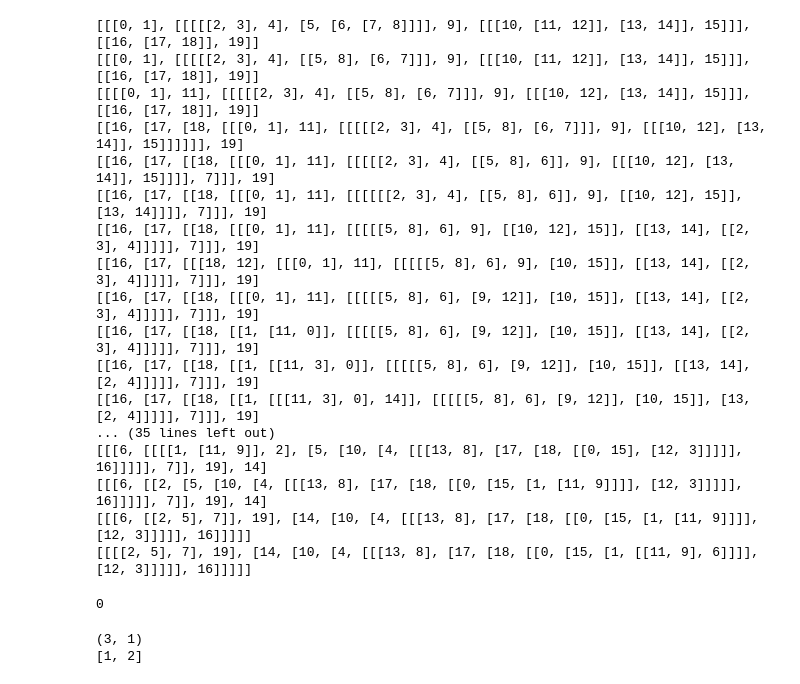
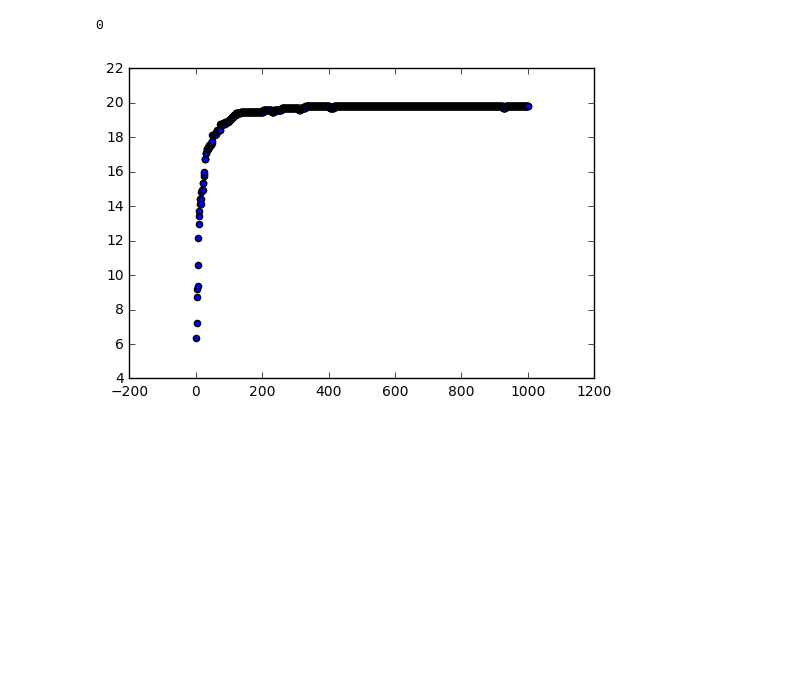
Before and after one commit to alejandro-mc/trees, a Jupyter notebook: Rand_Trees.ipynb, the cells around one changed output. Drawn from its saved outputs; the diff is of its cells as text; code cells hidden in the pictures; blank space fills up the shorter version.

Commit message:
adds scatter plot of distance vs SPR moves and distance histogram

```diff
--- a/Rand_Trees.ipynb
+++ b/Rand_Trees.ipynb
@@ -265,35 +274,43 @@ def __regraft__(tree,targetNode,visited_nodes):
 # %%
-rand_tree = genRandBinTree(range(20))
-print(rand_tree)
-current_tree = rand_tree
-for i in range(50):
-    current_tree = randSPR(current_tree,countNodes(rand_tree))[0]
-    print(current_tree)
+#write SPR sequence to file
+rand_tree = genRandBinTree(range(100))
+total_nodes = countNodes(rand_tree)
+
+with open('sprseq','w') as treefile:
+    treefile.write(toNewickTree(rand_tree) + "\n")
+    current_tree = rand_tree
+    for i in range(1000):
+        current_tree = randSPR(current_tree,total_nodes)[0]
+        treefile.write(toNewickTree(current_tree) + "\n")
-# %% [output]
-[[[0, 1], [[[[[2, 3], 4], [5, [6, [7, 8]]]], 9], [[[10, [11, 12]], [13, 14]], 15]]], [[16, [17, 18]], 19]]
-[[[0, 1], [[[[[2, 3], 4], [[5, 8], [6, 7]]], 9], [[[10, [11, 12]], [13, 14]], 15]]], [[16, [17, 18]], 19]]
-[[[[0, 1], 11], [[[[[2, 3], 4], [[5, 8], [6, 7]]], 9], [[[10, 12], [13, 14]], 15]]], [[16, [17, 18]], 19]]
-[[16, [17, [18, [[[0, 1], 11], [[[[[2, 3], 4], [[5, 8], [6, 7]]], 9], [[[10, 12], [13, 14]], 15]]]]]], 19]
-[[16, [17, [[18, [[[0, 1], 11], [[[[[2, 3], 4], [[5, 8], 6]], 9], [[[10, 12], [13, 14]], 15]]]], 7]]], 19]
-[[16, [17, [[18, [[[0, 1], 11], [[[[[[2, 3], 4], [[5, 8], 6]], 9], [[10, 12], 15]], [13, 14]]]], 7]]], 19]
-[[16, [17, [[18, [[[0, 1], 11], [[[[[5, 8], 6], 9], [[10, 12], 15]], [[13, 14], [[2, 3], 4]]]]], 7]]], 19]
-[[16, [17, [[[18, 12], [[[0, 1], 11], [[[[[5, 8], 6], 9], [10, 15]], [[13, 14], [[2, 3], 4]]]]], 7]]], 19]
-[[16, [17, [[18, [[[0, 1], 11], [[[[[5, 8], 6], [9, 12]], [10, 15]], [[13, 14], [[2, 3], 4]]]]], 7]]], 19]
-[[16, [17, [[18, [[1, [11, 0]], [[[[[5, 8], 6], [9, 12]], [10, 15]], [[13, 14], [[2, 3], 4]]]]], 7]]], 19]
-[[16, [17, [[18, [[1, [[11, 3], 0]], [[[[[5, 8], 6], [9, 12]], [10, 15]], [[13, 14], [2, 4]]]]], 7]]], 19]
-[[16, [17, [[18, [[1, [[[11, 3], 0], 14]], [[[[[5, 8], 6], [9, 12]], [10, 15]], [13, [2, 4]]]]], 7]]], 19]
-... (35 lines left out)
-[[[6, [[[[1, [11, 9]], 2], [5, [10, [4, [[[13, 8], [17, [18, [[0, 15], [12, 3]]]]], 16]]]]], 7]], 19], 14]
-[[[6, [[2, [5, [10, [4, [[[13, 8], [17, [18, [[0, [15, [1, [11, 9]]]], [12, 3]]]]], 16]]]]], 7]], 19], 14]
-[[[6, [[2, 5], 7]], 19], [14, [10, [4, [[[13, 8], [17, [18, [[0, [15, [1, [11, 9]]]], [12, 3]]]]], 16]]]]]
-[[[[2, 5], 7], 19], [14, [10, [4, [[[13, 8], [17, [18, [[0, [15, [1, [[11, 9], 6]]]], [12, 3]]]]], 16]]]]]
-# %%
-countNodes(0)
-# %% [output]
-0
-# %%
-print(__prune__([[1,2],3],1,0))
-print(__prunedbranch__)
-# %% [output]
-(3, 1)
-[1, 2]
+# %%
+#run GTP on the file and read the results as csv
+import os
+
+
+#assumes GTP file is in current working directory
+os.system("java -jar gtp.jar -r 1 -o seqdist.csv sprseq")
+# %% [output]
+0
+# %%
+import csv
+import numpy as np
+import matplotlib.pyplot as plt
+
+datapoints = []
+
+#seqdist.txt will be of the form
+#src_tree<tab>target_tree<tab>geo_distance
+with open("seqdist.csv", 'r') as seqfile:
+    seq_reader = csv.reader(seqfile,delimiter='\t')
+
+    for row in seq_reader:
+        datapoints.append([int(row[1]),float(row[2])])
+
+#convert to numpy array
+datapoints = np.array(datapoints)
+
+plt.scatter(datapoints[:,0],datapoints[:,1])
+
+plt.show()
+# %% [output]
+[figure, added]
```
Also changed, not shown: parts of 5 cells of this notebook.
